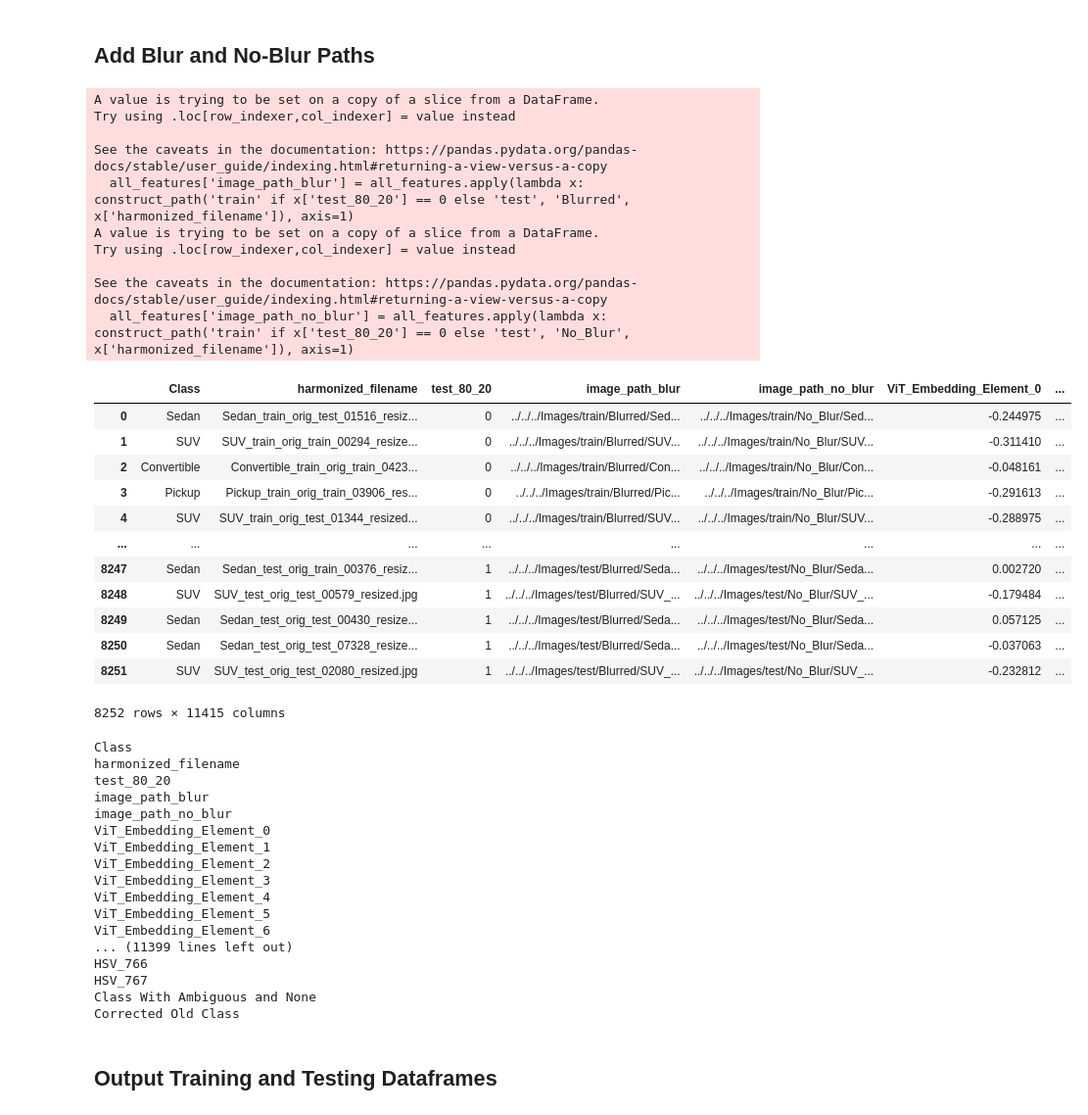
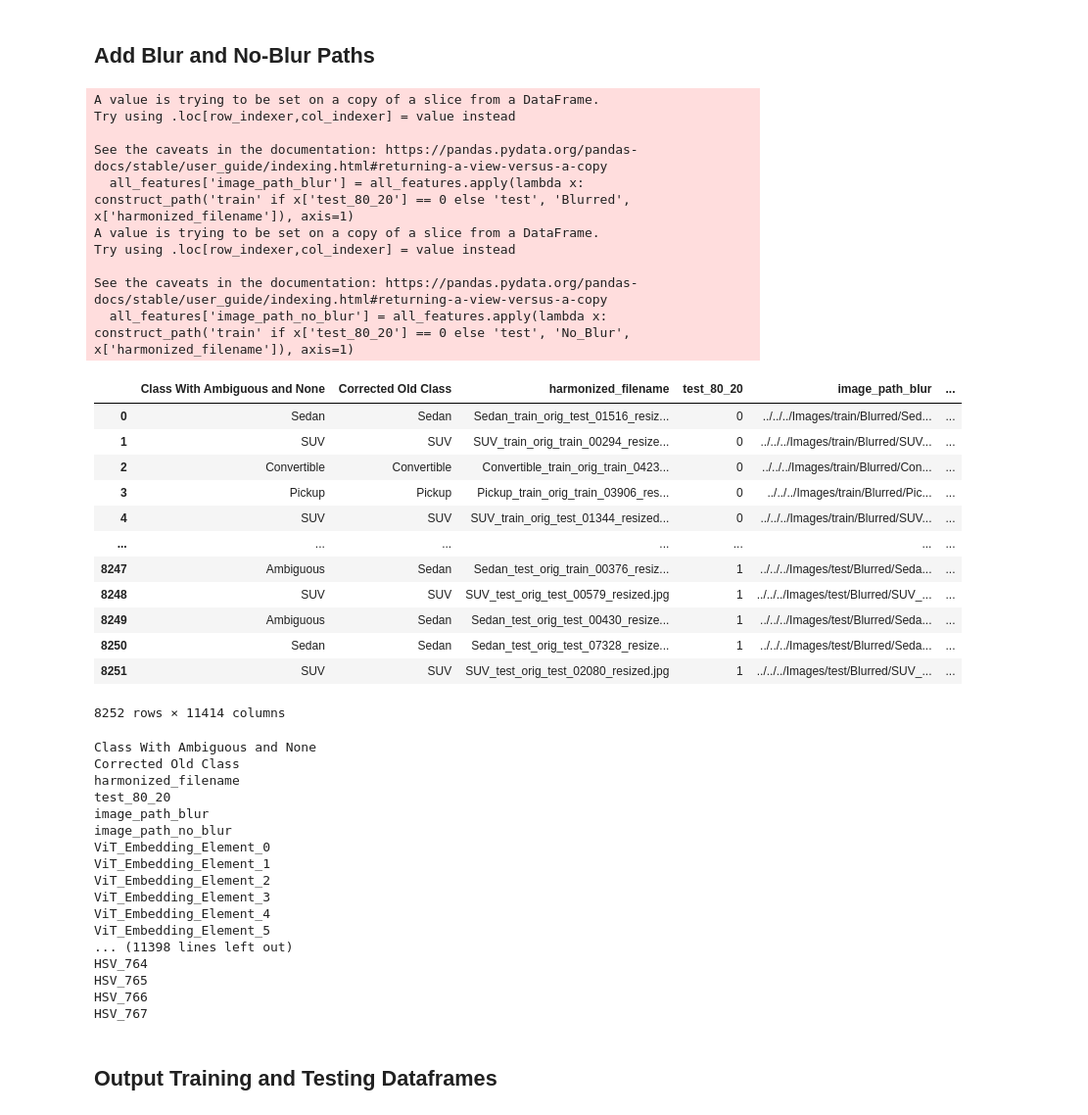
Before and after one commit to ijyliu/computer-vision-project, a Jupyter notebook: Code/Combine All Features/Combine All Features.ipynb, the cells around one changed output. Shown: that part at 98% size. Drawn from its saved outputs; the diff is of its cells as text; code cells hidden in the pictures.

```diff
--- a/Code/Combine All Features/Combine All Features.ipynb
+++ b/Code/Combine All Features/Combine All Features.ipynb
@@ -221,13 +221,13 @@ relabeled
 # %%
 # Merge on 'filename'
 all_features = all_features.merge(relabeled, on='harmonized_filename', how='left')
-# Replace Class with New Class if not missing
-all_features['Class With Ambiguous and None'] = all_features['New Class'].fillna(all_features['Class'])
+# Create Class With Ambiguous and None - straight from 'New Class'/corrected data
+all_features['Class With Ambiguous and None'] = all_features['New Class']
 # Create Corrected Old Class - Old Class, but replace with New Class if New Class is in 'SUV', 'Sedan', 'Pickup', 'Convertible'
 all_features['Corrected Old Class'] = all_features['Old Class']
 all_features.loc[all_features['New Class'].isin(['SUV', 'Sedan', 'Pickup', 'Convertible']), 'Corrected Old Class'] = all_features['New Class']
-# Drop label, New Class, filename
-all_features.drop(columns=['label', 'New Class', 'filename', 'Old Class'], inplace=True)
+# Drop various old columns
+all_features.drop(columns=['Class', 'label', 'New Class', 'filename', 'Old Class'], inplace=True)
 all_features
 # %% [output]
 |  | Image Path Vision Transformer | ViT_Embedding_Element_0 | ViT_Embedding_Element_1 | ViT_Embedding_Element_2 | ... |
@@ -253,6 +253,7 @@ image_path_df = all_features[['harmonized_filename'] + image_path_columns]
 image_path_df.to_excel('../../Data/Features/All Features Image Paths/All_Features_Image_Paths.xlsx', index=False)
 all_features.drop(columns=image_path_columns, inplace=True)
 # Reorder columns
-all_features = all_features[['Class', 'harmonized_filename', 'test_80_20'] + [col for col in all_features.columns if col not in ['Class', 'harmonized_filename', 'test_80_20']]]
+front_cols = ['Class With Ambiguous and None', 'Corrected Old Class', 'harmonized_filename', 'test_80_20']
+all_features = all_features[front_cols + [col for col in all_features.columns if col not in front_cols]]
 all_features
 # %% [output]
@@ -274,44 +290,46 @@ all_features
 # %%
 def construct_path(train_test, blur_no_blur, harmonized_filename):
     return '../../../Images/' + train_test + '/' + blur_no_blur + '/' + harmonized_filename
 
 # Add image_path_blur column
 all_features['image_path_blur'] = all_features.apply(lambda x: construct_path('train' if x['test_80_20'] == 0 else 'test', 'Blurred', x['harmonized_filename']), axis=1)
 # Add image_path_no_blur column
 all_features['image_path_no_blur'] = all_features.apply(lambda x: construct_path('train' if x['test_80_20'] == 0 else 'test', 'No_Blur', x['harmonized_filename']), axis=1)
 # Reorder columns - Class, harmonized_filename, test_80_20, image_path_blur, image_path_no_blur, all other columns
-all_features = all_features[['Class', 'harmonized_filename', 'test_80_20', 'image_path_blur', 'image_path_no_blur'] + [col for col in all_features.columns if col not in ['Class', 'harmonized_filename', 'test_80_20', 'image_path_blur', 'image_path_no_blur']]]
+front_cols = front_cols + ['image_path_blur', 'image_path_no_blur']
+all_features = all_features[front_cols + [col for col in all_features.columns if col not in front_cols]]
 all_features
 # %% [output]
 A value is trying to be set on a copy of a slice from a DataFrame.
 Try using .loc[row_indexer,col_indexer] = value instead
 
 See the caveats in the documentation: https://pandas.pydata.org/pandas-docs/stable/user_guide/indexing.html#returning-a-view-versus-a-copy
   all_features['image_path_blur'] = all_features.apply(lambda x: construct_path('train' if x['test_80_20'] == 0 else 'test', 'Blurred', x['harmonized_filename']), axis=1)
 A value is trying to be set on a copy of a slice from a DataFrame.
 Try using .loc[row_indexer,col_indexer] = value instead
 
 See the caveats in the documentation: https://pandas.pydata.org/pandas-docs/stable/user_guide/indexing.html#returning-a-view-versus-a-copy
   all_features['image_path_no_blur'] = all_features.apply(lambda x: construct_path('train' if x['test_80_20'] == 0 else 'test', 'No_Blur', x['harmonized_filename']), axis=1)
-|  | Class | harmonized_filename | test_80_20 | image_path_blur | image_path_no_blur | ViT_Embedding_Element_0 | ... |
-| 0 | Sedan | Sedan_train_orig_test_01516_resiz... | 0 | ../../../Images/train/Blurred/Sed... | ../../../Images/train/No_Blur/Sed... | -0.244975 | ... |
-| 1 | SUV | SUV_train_orig_train_00294_resize... | 0 | ../../../Images/train/Blurred/SUV... | ../../../Images/train/No_Blur/SUV... | -0.311410 | ... |
-| 2 | Convertible | Convertible_train_orig_train_0423... | 0 | ../../../Images/train/Blurred/Con... | ../../../Images/train/No_Blur/Con... | -0.048161 | ... |
-| 3 | Pickup | Pickup_train_orig_train_03906_res... | 0 | ../../../Images/train/Blurred/Pic... | ../../../Images/train/No_Blur/Pic... | -0.291613 | ... |
-| 4 | SUV | SUV_train_orig_test_01344_resized... | 0 | ../../../Images/train/Blurred/SUV... | ../../../Images/train/No_Blur/SUV... | -0.288975 | ... |
-| ... | ... | ... | ... | ... | ... | ... | ... |
-| 8247 | Sedan | Sedan_test_orig_train_00376_resiz... | 1 | ../../../Images/test/Blurred/Seda... | ../../../Images/test/No_Blur/Seda... | 0.002720 | ... |
-| 8248 | SUV | SUV_test_orig_test_00579_resized.jpg | 1 | ../../../Images/test/Blurred/SUV_... | ../../../Images/test/No_Blur/SUV_... | -0.179484 | ... |
-| 8249 | Sedan | Sedan_test_orig_test_00430_resize... | 1 | ../../../Images/test/Blurred/Seda... | ../../../Images/test/No_Blur/Seda... | 0.057125 | ... |
-| 8250 | Sedan | Sedan_test_orig_test_07328_resize... | 1 | ../../../Images/test/Blurred/Seda... | ../../../Images/test/No_Blur/Seda... | -0.037063 | ... |
-| 8251 | SUV | SUV_test_orig_test_02080_resized.jpg | 1 | ../../../Images/test/Blurred/SUV_... | ../../../Images/test/No_Blur/SUV_... | -0.232812 | ... |
+|  | Class With Ambiguous and None | Corrected Old Class | harmonized_filename | test_80_20 | image_path_blur | ... |
+| 0 | Sedan | Sedan | Sedan_train_orig_test_01516_resiz... | 0 | ../../../Images/train/Blurred/Sed... | ... |
+| 1 | SUV | SUV | SUV_train_orig_train_00294_resize... | 0 | ../../../Images/train/Blurred/SUV... | ... |
+| 2 | Convertible | Convertible | Convertible_train_orig_train_0423... | 0 | ../../../Images/train/Blurred/Con... | ... |
+| 3 | Pickup | Pickup | Pickup_train_orig_train_03906_res... | 0 | ../../../Images/train/Blurred/Pic... | ... |
+| 4 | SUV | SUV | SUV_train_orig_test_01344_resized... | 0 | ../../../Images/train/Blurred/SUV... | ... |
+| ... | ... | ... | ... | ... | ... | ... |
+| 8247 | Ambiguous | Sedan | Sedan_test_orig_train_00376_resiz... | 1 | ../../../Images/test/Blurred/Seda... | ... |
+| 8248 | SUV | SUV | SUV_test_orig_test_00579_resized.jpg | 1 | ../../../Images/test/Blurred/SUV_... | ... |
+| 8249 | Ambiguous | Sedan | Sedan_test_orig_test_00430_resize... | 1 | ../../../Images/test/Blurred/Seda... | ... |
+| 8250 | Sedan | Sedan | Sedan_test_orig_test_07328_resize... | 1 | ../../../Images/test/Blurred/Seda... | ... |
+| 8251 | SUV | SUV | SUV_test_orig_test_02080_resized.jpg | 1 | ../../../Images/test/Blurred/SUV_... | ... |
-8252 rows × 11415 columns
+8252 rows × 11414 columns
 # %%
 # Print all columns in all_features
 for col in all_features.columns:
     print(col)
 # %% [output]
-Class
+Class With Ambiguous and None
+Corrected Old Class
 harmonized_filename
 test_80_20
 image_path_blur
@@ -322,12 +340,11 @@ ViT_Embedding_Element_2
 ViT_Embedding_Element_3
 ViT_Embedding_Element_4
 ViT_Embedding_Element_5
-ViT_Embedding_Element_6
-... (11399 lines left out)
+... (11398 lines left out)
+HSV_764
+HSV_765
 HSV_766
 HSV_767
-Class With Ambiguous and None
-Corrected Old Class
 # %% [markdown]
 ## Output Training and Testing Dataframes
 # %%
```
Also changed, not shown: parts of 3 cells of this notebook, 35 other files.
